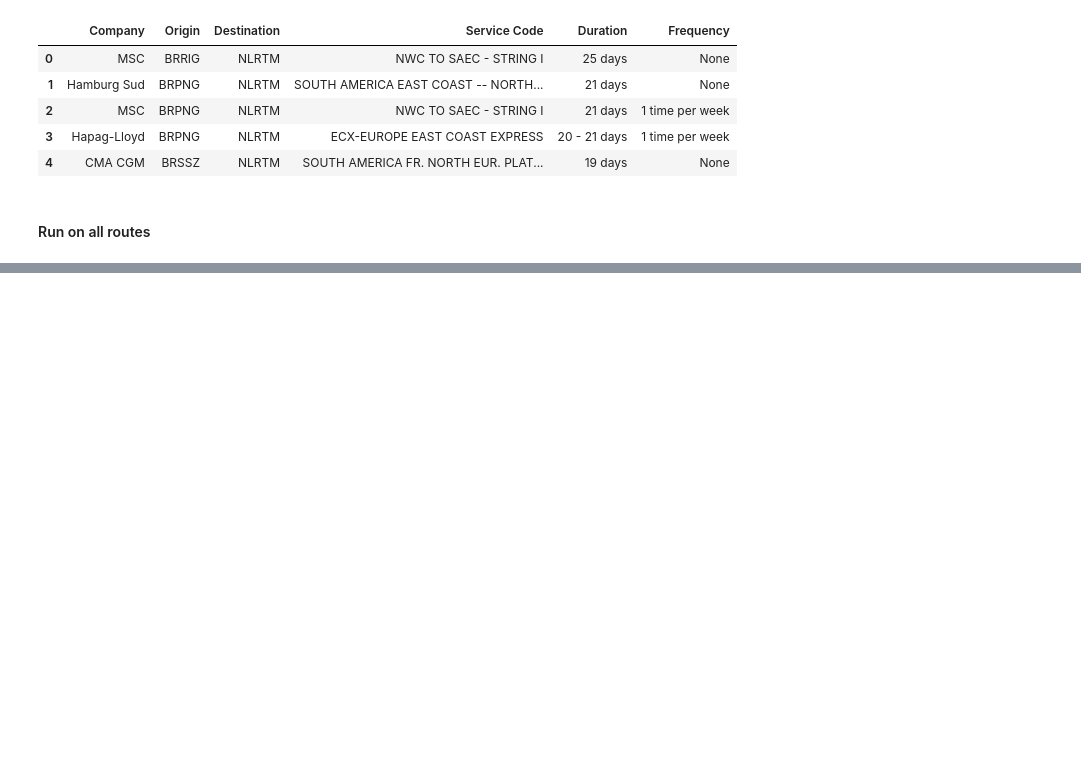
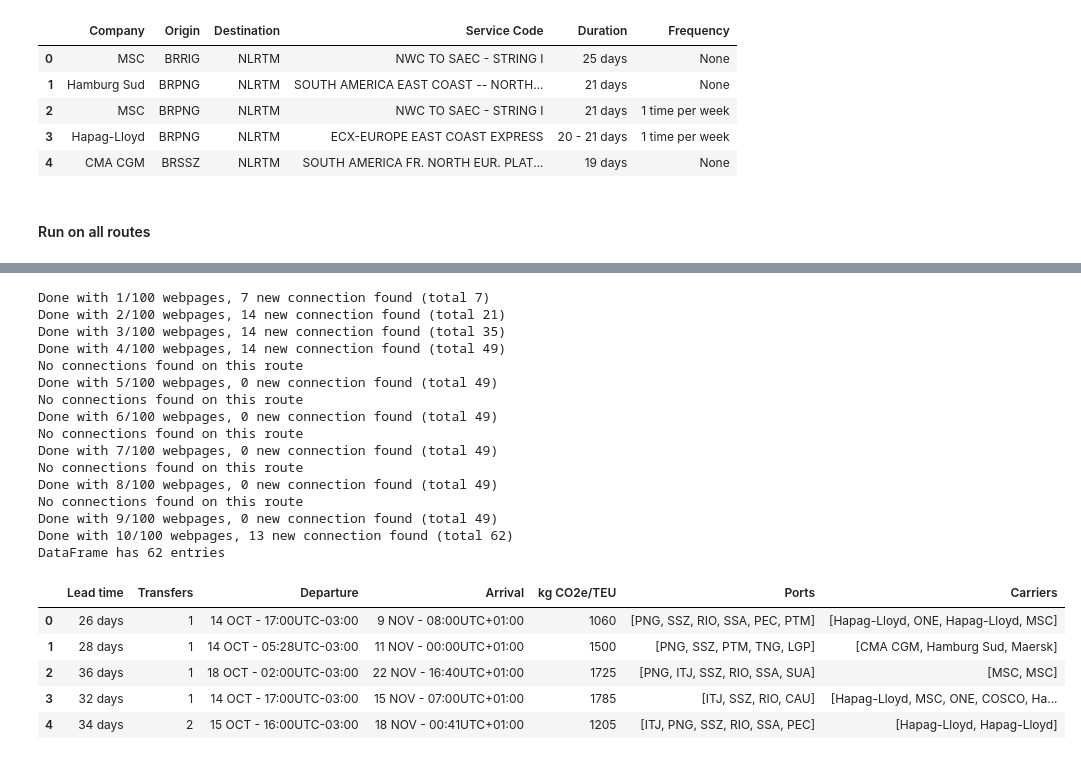
Before and after one commit to EwoutH/shipping-data, a Jupyter notebook: scraping_routescanner.ipynb, the cells around one changed output, grey strips where cells are left out. Saved outputs shown, nothing was run; the diff lists cells and outputs as text; code cells hidden in the pictures; blank space fills up the shorter version.

```diff
--- a/scraping_routescanner.ipynb
+++ b/scraping_routescanner.ipynb
@@ -217,0 +326,48 @@ route_df.to_csv("data/routes_between_ports.csv")
+# %%
+# The data can be loaded from a pickle, so the script doesn't need to re-run every time.
+# Set use_pickl2 to False if you want to scrape all the data again.
+use_pickle2 = True
+
+if use_pickle2:
+    connection_df = pd.read_pickle(f"pickles/connections_{date}.pickle")
+
+else:
+    # Empty list for data and len
+    connection_data = []
+
+    for n, url in enumerate(urls2[:10]):
+        # Scrape the webpage
+        soup = get_webpage2(url, headless=True)
+        # Get all the connection data, process them and add
+        new_connection_data = get_route_data2(soup)
+        connection_data = connection_data + new_connection_data
+        # Nice print message
+        print(f"Done with {n+1}/{len(urls2)} webpages, {len(new_connection_data)} new connection found (total {len(connection_data)})")
+
+    # Create a dataframe from all the route data
+    connection_df = pd.DataFrame(connection_data, columns=columns2)
+print(f"DataFrame has {connection_df.index.size} entries")
+connection_df.head()
+# %% [output]
+Done with 1/100 webpages, 7 new connection found (total 7)
+Done with 2/100 webpages, 14 new connection found (total 21)
+Done with 3/100 webpages, 14 new connection found (total 35)
+Done with 4/100 webpages, 14 new connection found (total 49)
+No connections found on this route
+Done with 5/100 webpages, 0 new connection found (total 49)
+No connections found on this route
+Done with 6/100 webpages, 0 new connection found (total 49)
+No connections found on this route
+Done with 7/100 webpages, 0 new connection found (total 49)
+No connections found on this route
+Done with 8/100 webpages, 0 new connection found (total 49)
+No connections found on this route
+Done with 9/100 webpages, 0 new connection found (total 49)
+Done with 10/100 webpages, 13 new connection found (total 62)
+DataFrame has 62 entries
+|  | Lead time | Transfers | Departure | Arrival | kg CO2e/TEU | Ports | Carriers |
+| 0 | 26 days | 1 | 14 OCT - 17:00UTC-03:00 | 9 NOV - 08:00UTC+01:00 | 1060 | [PNG, SSZ, RIO, SSA, PEC, PTM] | [Hapag-Lloyd, ONE, Hapag-Lloyd, MSC] |
+| 1 | 28 days | 1 | 14 OCT - 05:28UTC-03:00 | 11 NOV - 00:00UTC+01:00 | 1500 | [PNG, SSZ, PTM, TNG, LGP] | [CMA CGM, Hamburg Sud, Maersk] |
+| 2 | 36 days | 1 | 18 OCT - 02:00UTC-03:00 | 22 NOV - 16:40UTC+01:00 | 1725 | [PNG, ITJ, SSZ, RIO, SSA, SUA] | [MSC, MSC] |
+| 3 | 32 days | 1 | 14 OCT - 17:00UTC-03:00 | 15 NOV - 07:00UTC+01:00 | 1785 | [ITJ, SSZ, RIO, CAU] | [Hapag-Lloyd, MSC, ONE, COSCO, Ha... |
+| 4 | 34 days | 2 | 15 OCT - 16:00UTC-03:00 | 18 NOV - 00:41UTC+01:00 | 1205 | [ITJ, PNG, SSZ, RIO, SSA, PEC] | [Hapag-Lloyd, Hapag-Lloyd] |
```
Also changed, not shown: parts of 11 cells of this notebook, 2 other files.
